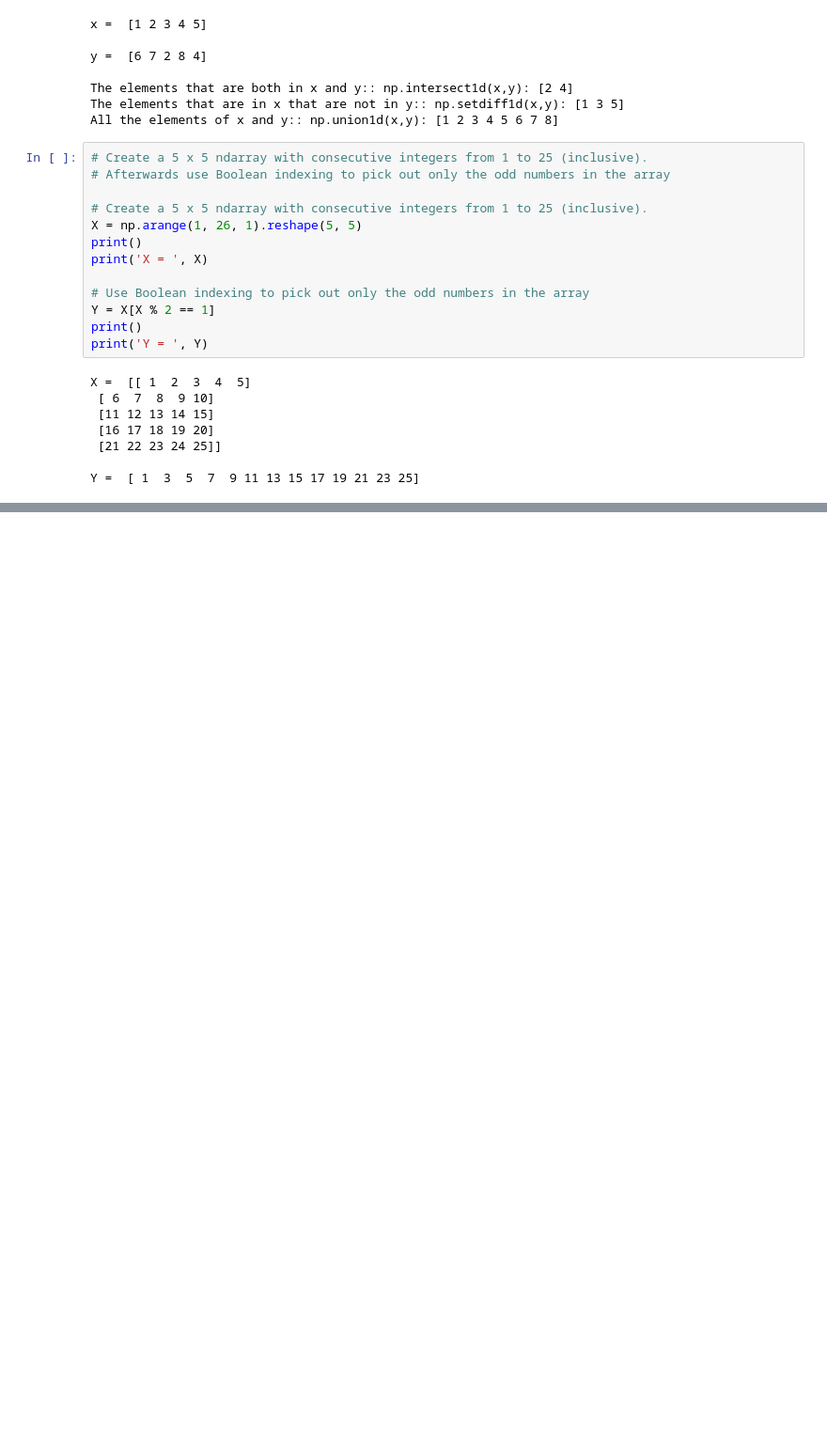
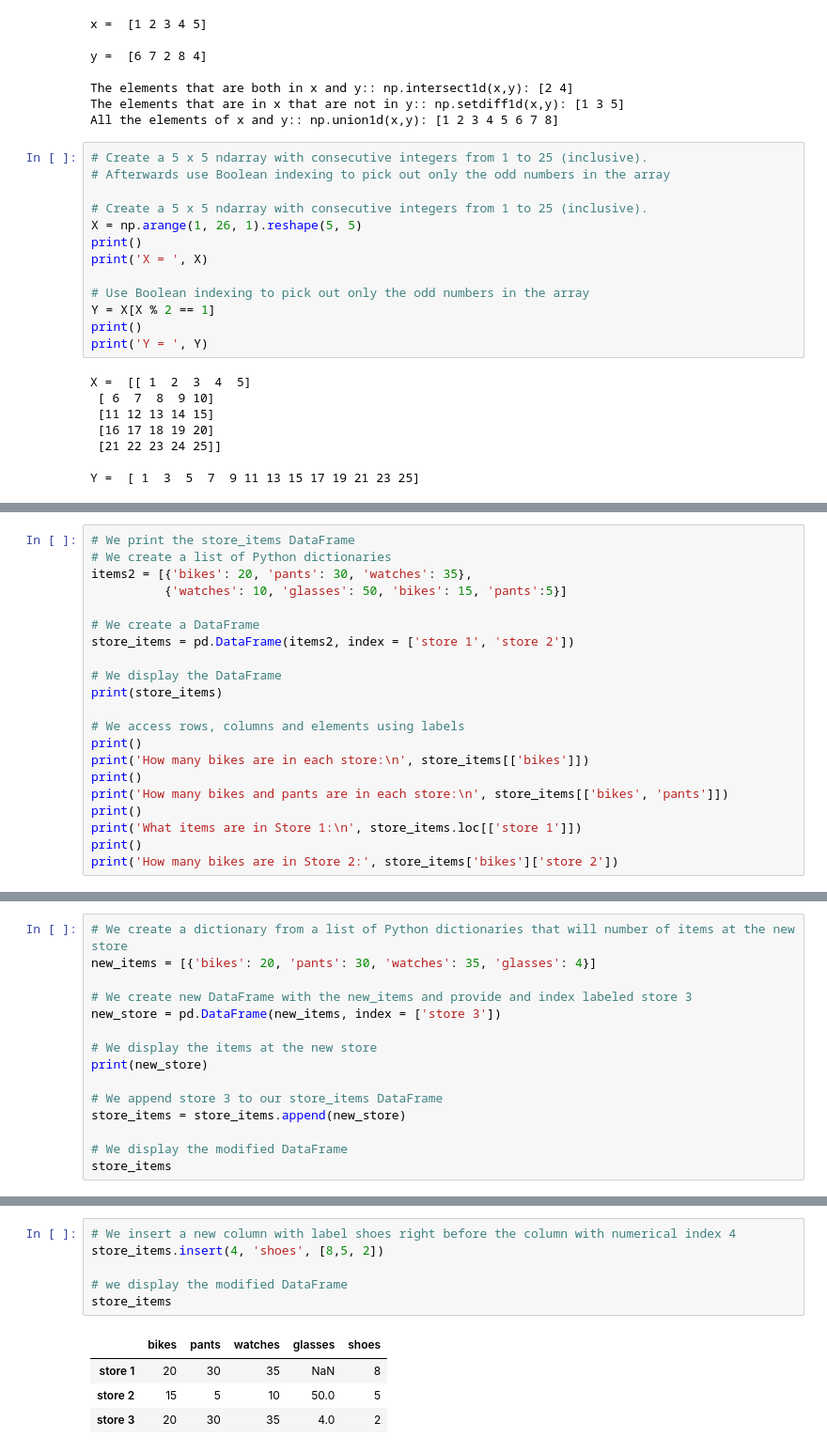
Before and after one commit to ssi112/programming-data-science-python, a Jupyter notebook: python/numpy_test.ipynb, the cells around one changed output, grey strips where cells are left out. Shown at 94% size. Saved outputs shown, nothing was run; the diff lists cells and outputs as text; blank space fills up the shorter version.

```diff
--- a/python/numpy_test.ipynb
+++ b/python/numpy_test.ipynb
@@ -817,0 +1075,21 @@ Y =  [ 1  3  5  7  9 11 13 15 17 19 21 23 25]
+# %%
+# We print the store_items DataFrame
+# We create a list of Python dictionaries
+items2 = [{'bikes': 20, 'pants': 30, 'watches': 35},
+          {'watches': 10, 'glasses': 50, 'bikes': 15, 'pants':5}]
+
+# We create a DataFrame
+store_items = pd.DataFrame(items2, index = ['store 1', 'store 2'])
+
+# We display the DataFrame
+print(store_items)
+
+# We access rows, columns and elements using labels
+print()
+print('How many bikes are in each store:\n', store_items[['bikes']])
+print()
+print('How many bikes and pants are in each store:\n', store_items[['bikes', 'pants']])
+print()
+print('What items are in Store 1:\n', store_items.loc[['store 1']])
+print()
+print('How many bikes are in Store 2:', store_items['bikes']['store 2'])
@@ -817,0 +1123,15 @@ Y =  [ 1  3  5  7  9 11 13 15 17 19 21 23 25]
+# %%
+# We create a dictionary from a list of Python dictionaries that will number of items at the new store
+new_items = [{'bikes': 20, 'pants': 30, 'watches': 35, 'glasses': 4}]
+
+# We create new DataFrame with the new_items and provide and index labeled store 3
+new_store = pd.DataFrame(new_items, index = ['store 3'])
+
+# We display the items at the new store
+print(new_store)
+
+# We append store 3 to our store_items DataFrame
+store_items = store_items.append(new_store)
+
+# We display the modified DataFrame
+store_items
@@ -817,0 +1145,11 @@ Y =  [ 1  3  5  7  9 11 13 15 17 19 21 23 25]
+# %%
+# We insert a new column with label shoes right before the column with numerical index 4
+store_items.insert(4, 'shoes', [8,5, 2])
+
+# we display the modified DataFrame
+store_items
+# %% [output]
+|  | bikes | pants | watches | glasses | shoes |
+| store 1 | 20 | 30 | 35 | NaN | 8 |
+| store 2 | 15 | 5 | 10 | 50.0 | 5 |
+| store 3 | 20 | 30 | 35 | 4.0 | 2 |
```
Also changed, not shown: parts of 23 cells of this notebook, 1 other file.
